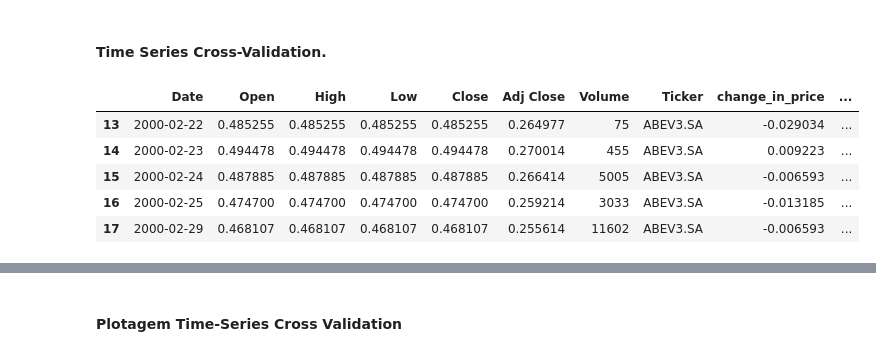
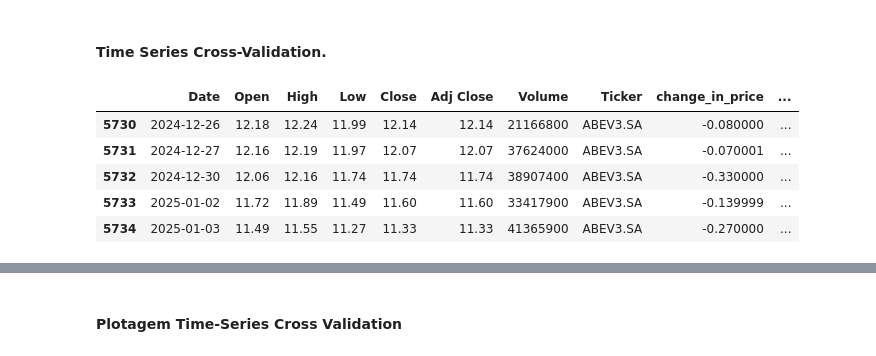
Before and after one commit to Bruno-Santana-Eco/TCC_Machine_learning, a Jupyter notebook: Random Forest_D10.ipynb, the cells around one changed output, grey strips where cells are left out. Saved outputs shown, nothing was run; the diff lists cells and outputs as text; code cells hidden in the pictures.

```diff
--- a/Random Forest_D10.ipynb
+++ b/Random Forest_D10.ipynb
@@ -671,14 +680,14 @@ joblib.dump(rand_frst_clf, 'C:/Users/Samsung/Documents/GitHub-Datas/TCC_Machine_
 #### Time Series Cross-Validation.
 # %%
 price_data_ABEV = price_data[price_data['Ticker'].isin(['ABEV3.SA'])]
-price_data_ABEV.head()
+price_data_ABEV.tail()
 # %% [output]
 |  | Date | Open | High | Low | Close | Adj Close | Volume | Ticker | change_in_price | ... |
-| 13 | 2000-02-22 | 0.485255 | 0.485255 | 0.485255 | 0.485255 | 0.264977 | 75 | ABEV3.SA | -0.029034 | ... |
-| 14 | 2000-02-23 | 0.494478 | 0.494478 | 0.494478 | 0.494478 | 0.270014 | 455 | ABEV3.SA | 0.009223 | ... |
-| 15 | 2000-02-24 | 0.487885 | 0.487885 | 0.487885 | 0.487885 | 0.266414 | 5005 | ABEV3.SA | -0.006593 | ... |
-| 16 | 2000-02-25 | 0.474700 | 0.474700 | 0.474700 | 0.474700 | 0.259214 | 3033 | ABEV3.SA | -0.013185 | ... |
-| 17 | 2000-02-29 | 0.468107 | 0.468107 | 0.468107 | 0.468107 | 0.255614 | 11602 | ABEV3.SA | -0.006593 | ... |
+| 5730 | 2024-12-26 | 12.18 | 12.24 | 11.99 | 12.14 | 12.14 | 21166800 | ABEV3.SA | -0.080000 | ... |
+| 5731 | 2024-12-27 | 12.16 | 12.19 | 11.97 | 12.07 | 12.07 | 37624000 | ABEV3.SA | -0.070001 | ... |
+| 5732 | 2024-12-30 | 12.06 | 12.16 | 11.74 | 11.74 | 11.74 | 38907400 | ABEV3.SA | -0.330000 | ... |
+| 5733 | 2025-01-02 | 11.72 | 11.89 | 11.49 | 11.60 | 11.60 | 33417900 | ABEV3.SA | -0.139999 | ... |
+| 5734 | 2025-01-03 | 11.49 | 11.55 | 11.27 | 11.33 | 11.33 | 41365900 | ABEV3.SA | -0.270000 | ... |
 # %%
 from sklearn.metrics import classification_report
 from sklearn.model_selection import TimeSeriesSplit
```
Also changed, not shown: parts of 6 cells of this notebook, 1 other file.
